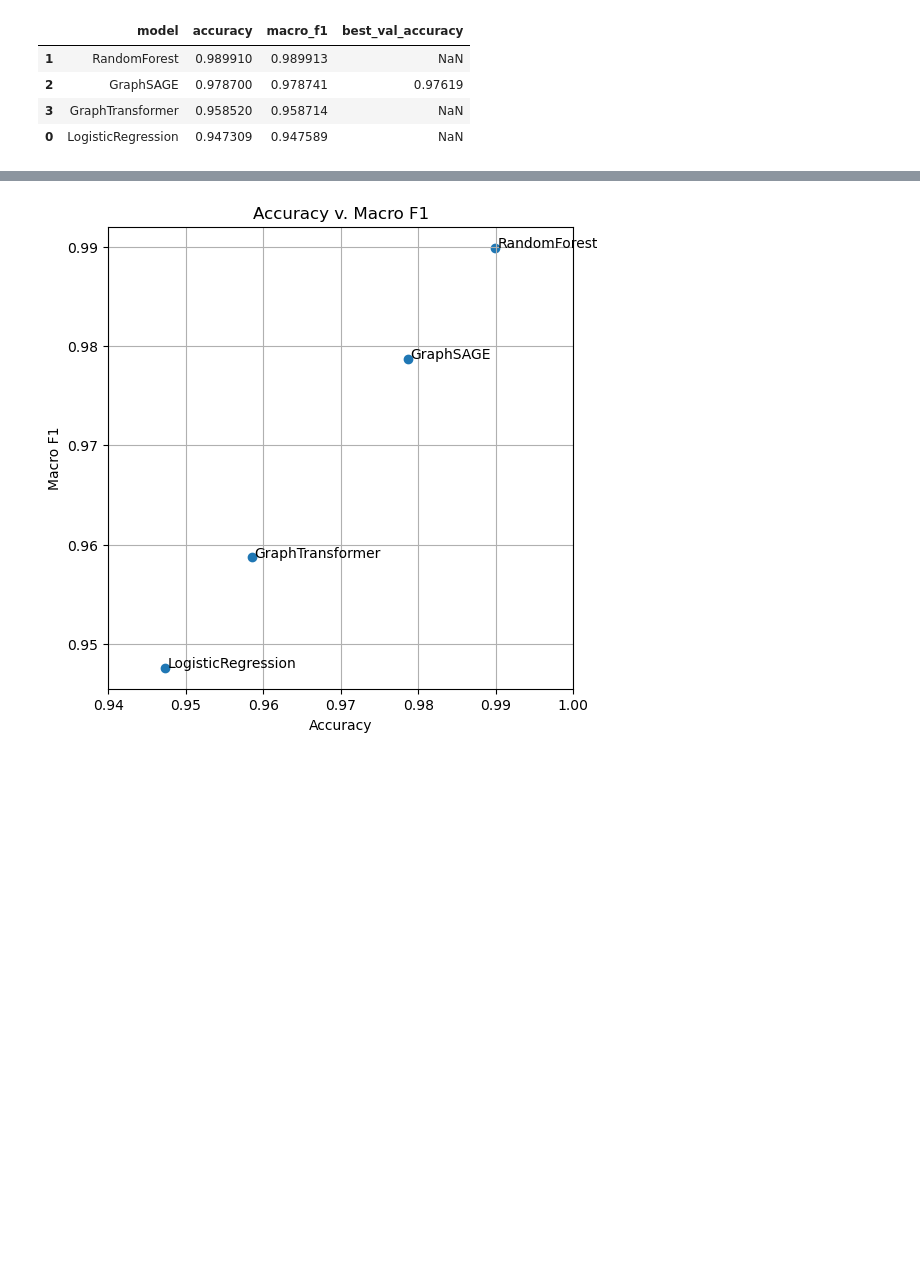
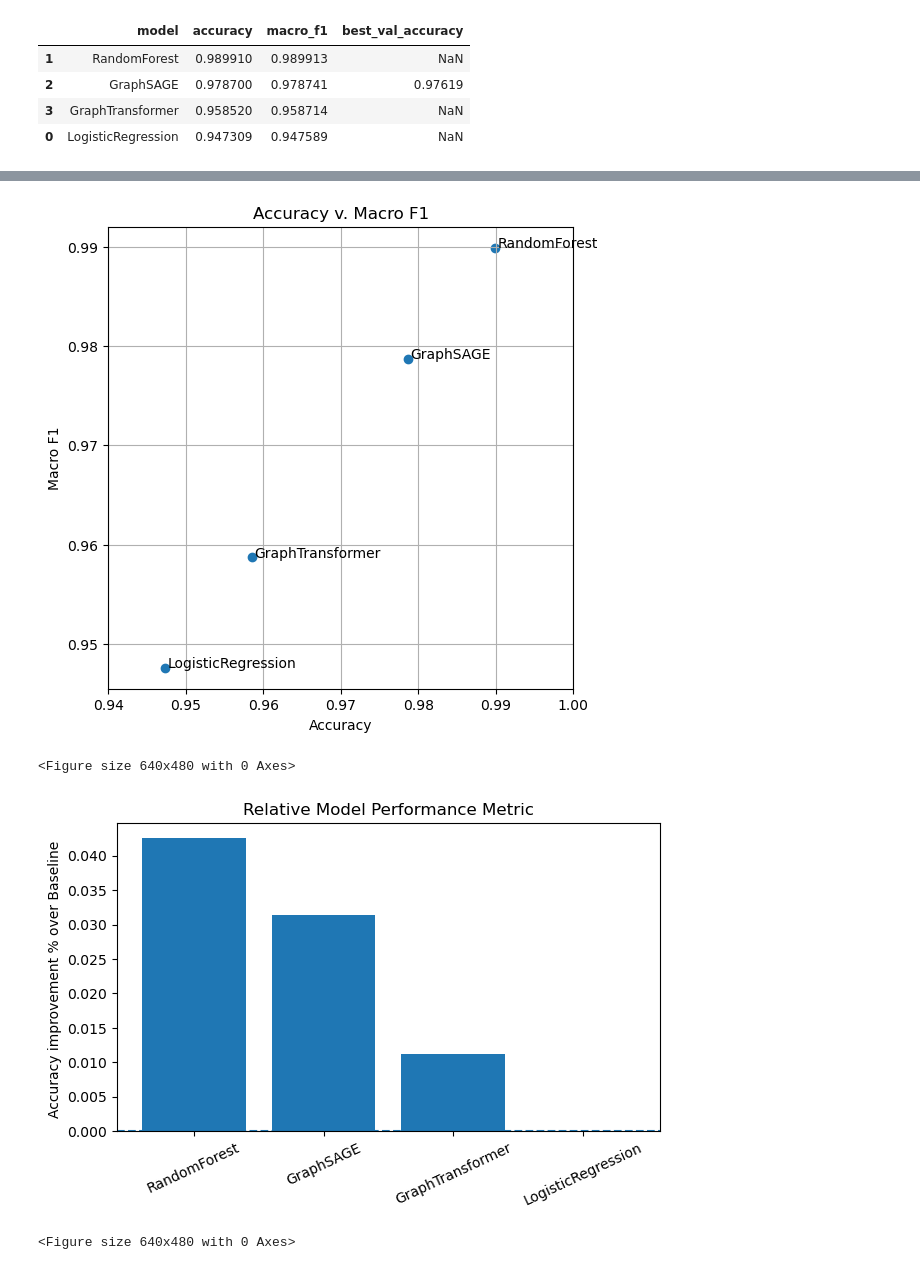
Before and after one commit to dantemallozzi05/cpu-performance-model, a Jupyter notebook: notebooks/eda.ipynb, the cells around one changed output, grey strips where cells are left out. Saved outputs shown, nothing was run; the diff lists cells and outputs as text; code cells hidden in the pictures; blank space fills up the shorter version.

```diff
--- a/notebooks/eda.ipynb
+++ b/notebooks/eda.ipynb
@@ -68,6 +77,7 @@ plt.show()
 # %%
+AVF_PLOT = Path("../results/figures/avf_plot.png")
+
 # scatterplot of accuracy v. macro f1
-
 plt.figure(figsize=(6,6))
 plt.scatter(df["accuracy"], df["macro_f1"])
 
@@ -79,7 +89,26 @@ plt.ylabel("Macro F1")
 plt.title("Accuracy v. Macro F1")
 plt.xlim(0.94, 1.0)
 plt.grid(True)
+plt.show()
+plt.savefig(AVF_PLOT)
 # %% [output]
 [figure]
+<Figure size 640x480 with 0 Axes>
 # %%
+IMPR_PLOT = Path("../results/figures/impr_plot.png")
 # Relative model improvements metric
+baseline_acc = df.loc[df["model"] == "LogisticRegression", "accuracy"].values[0]
+
+df["acc_gain"] = df["accuracy"] - baseline_acc
+
+plt.figure(figsize=(7,4))
+plt.bar(df["model"], df["acc_gain"])
+plt.axhline(0, linestyle="--")
+plt.ylabel("Accuracy improvement % over Baseline ")
+plt.title("Relative Model Performance Metric")
+plt.xticks(rotation=25)
+plt.show()
+plt.savefig(IMPR_PLOT)
+# %% [output]
+[figure, added]
+<Figure size 640x480 with 0 Axes>
```
Also changed, not shown: parts of 9 cells of this notebook.
